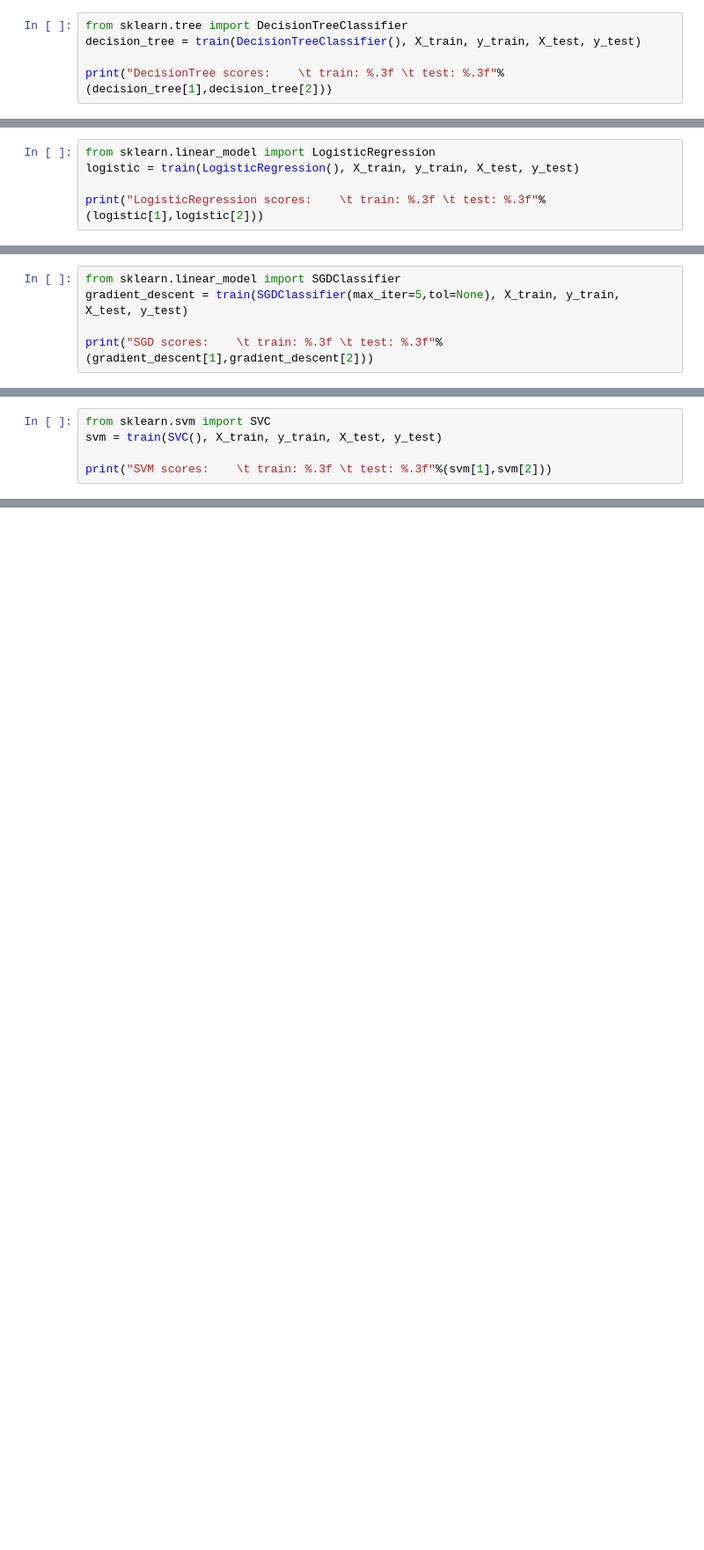
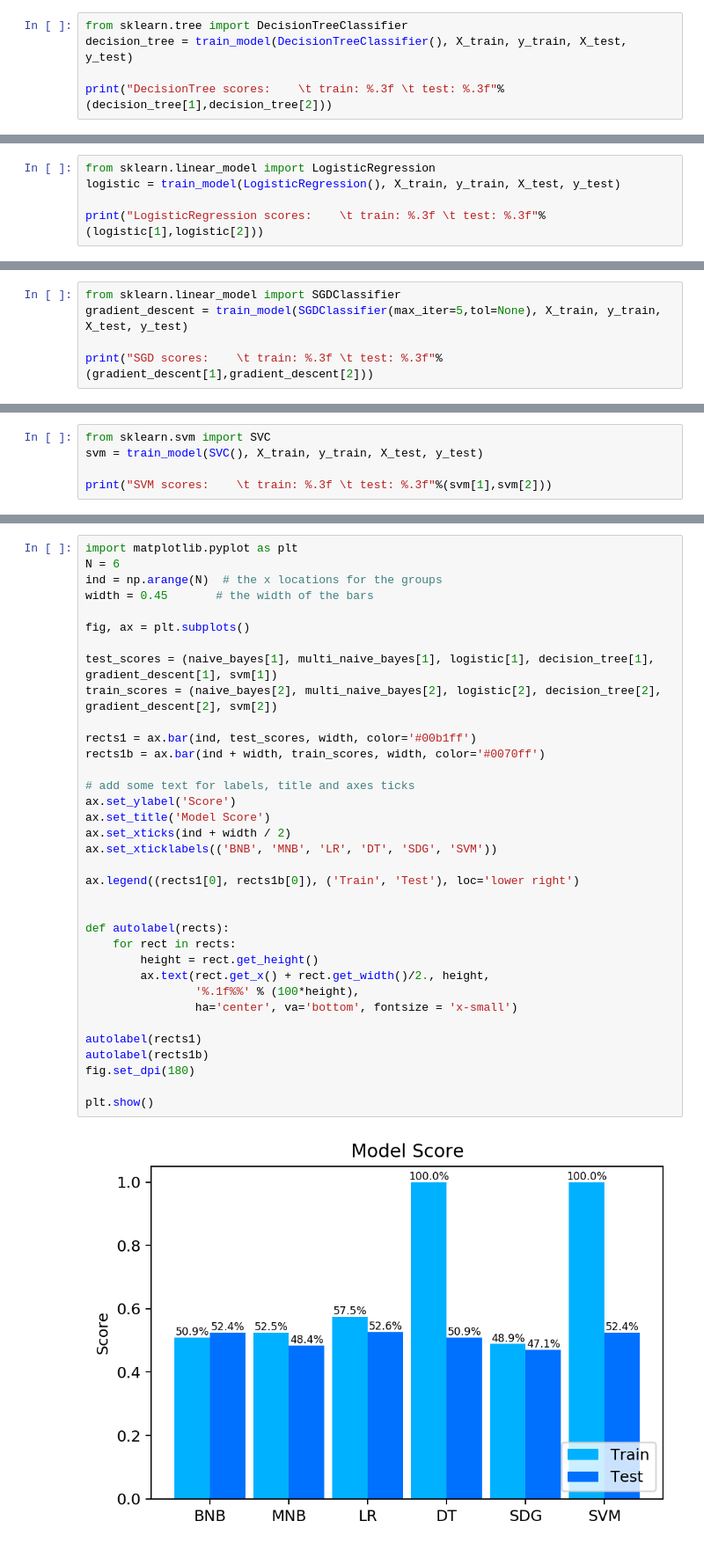
Before and after one commit to JoseMCO/LoLGetter, a Jupyter notebook: LoLPredictor/Trainner.ipynb, the cells around one changed output, grey strips where cells are left out. Shown at 88% size. Drawn from its saved outputs; the diff is of its cells as text; blank space fills up the shorter version.

```diff
--- a/LoLPredictor/Trainner.ipynb
+++ b/LoLPredictor/Trainner.ipynb
@@ -78,6 +155,6 @@ Multinomial Naive Bayes scores:          train: 0.524    test: 0.455
 # %%
 from sklearn.tree import DecisionTreeClassifier
-decision_tree = train(DecisionTreeClassifier(), X_train, y_train, X_test, y_test)
+decision_tree = train_model(DecisionTreeClassifier(), X_train, y_train, X_test, y_test)
 
 print("DecisionTree scores:    \t train: %.3f \t test: %.3f"%(decision_tree[1],decision_tree[2]))
 # %% [output]
@@ -85,6 +162,6 @@ DecisionTree scores:             train: 1.000    test: 0.494
 # %%
 from sklearn.linear_model import LogisticRegression
-logistic = train(LogisticRegression(), X_train, y_train, X_test, y_test)
+logistic = train_model(LogisticRegression(), X_train, y_train, X_test, y_test)
 
 print("LogisticRegression scores:    \t train: %.3f \t test: %.3f"%(logistic[1],logistic[2]))
 # %% [output]
@@ -92,6 +169,6 @@ LogisticRegression scores:       train: 0.553    test: 0.463
 # %%
 from sklearn.linear_model import SGDClassifier
-gradient_descent = train(SGDClassifier(max_iter=5,tol=None), X_train, y_train, X_test, y_test)
+gradient_descent = train_model(SGDClassifier(max_iter=5,tol=None), X_train, y_train, X_test, y_test)
 
 print("SGD scores:    \t train: %.3f \t test: %.3f"%(gradient_descent[1],gradient_descent[2]))
 # %% [output]
@@ -99,6 +176,6 @@ SGD scores:      train: 0.501    test: 0.514
 # %%
 from sklearn.svm import SVC
-svm = train(SVC(), X_train, y_train, X_test, y_test)
+svm = train_model(SVC(), X_train, y_train, X_test, y_test)
 
 print("SVM scores:    \t train: %.3f \t test: %.3f"%(svm[1],svm[2]))
 # %% [output]
@@ -105,0 +183,37 @@ ValueError: setting an array element with a sequence.
+# %%
+import matplotlib.pyplot as plt
+N = 6
+ind = np.arange(N)  # the x locations for the groups
+width = 0.45       # the width of the bars
+
+fig, ax = plt.subplots()
+
+test_scores = (naive_bayes[1], multi_naive_bayes[1], logistic[1], decision_tree[1], gradient_descent[1], svm[1])
+train_scores = (naive_bayes[2], multi_naive_bayes[2], logistic[2], decision_tree[2], gradient_descent[2], svm[2])
+
+rects1 = ax.bar(ind, test_scores, width, color='#00b1ff')
+rects1b = ax.bar(ind + width, train_scores, width, color='#0070ff')
+
+# add some text for labels, title and axes ticks
+ax.set_ylabel('Score')
+ax.set_title('Model Score')
+ax.set_xticks(ind + width / 2)
+ax.set_xticklabels(('BNB', 'MNB', 'LR', 'DT', 'SDG', 'SVM'))
+
+ax.legend((rects1[0], rects1b[0]), ('Train', 'Test'), loc='lower right')
+
+
+def autolabel(rects):
+    for rect in rects:
+        height = rect.get_height()
+        ax.text(rect.get_x() + rect.get_width()/2., height,
+                '%.1f%%' % (100*height),
+                ha='center', va='bottom', fontsize = 'x-small')
+
+autolabel(rects1)
+autolabel(rects1b)
+fig.set_dpi(180)
+
+plt.show()
+# %% [output]
+[figure, added]
```
Also changed, not shown: parts of 17 cells of this notebook, 3 other files.
